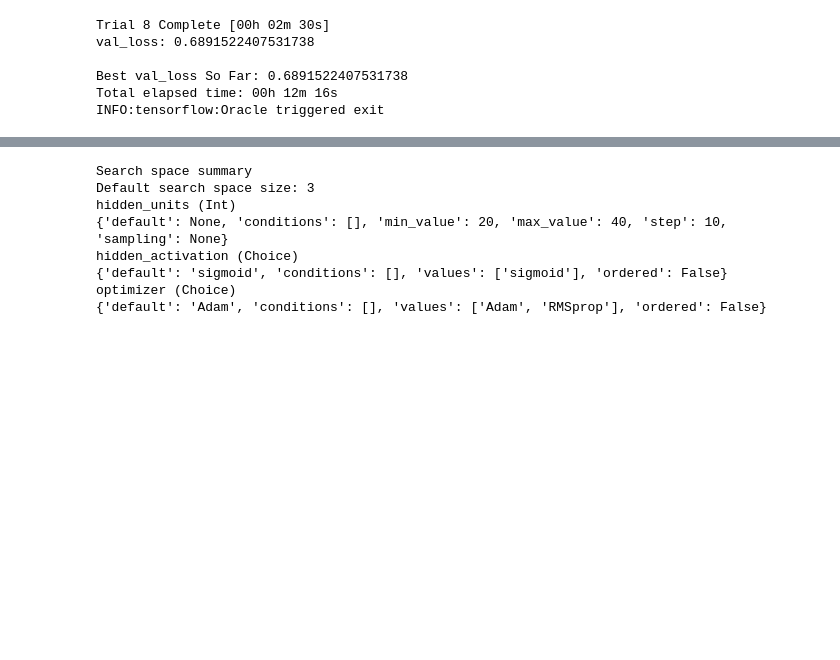
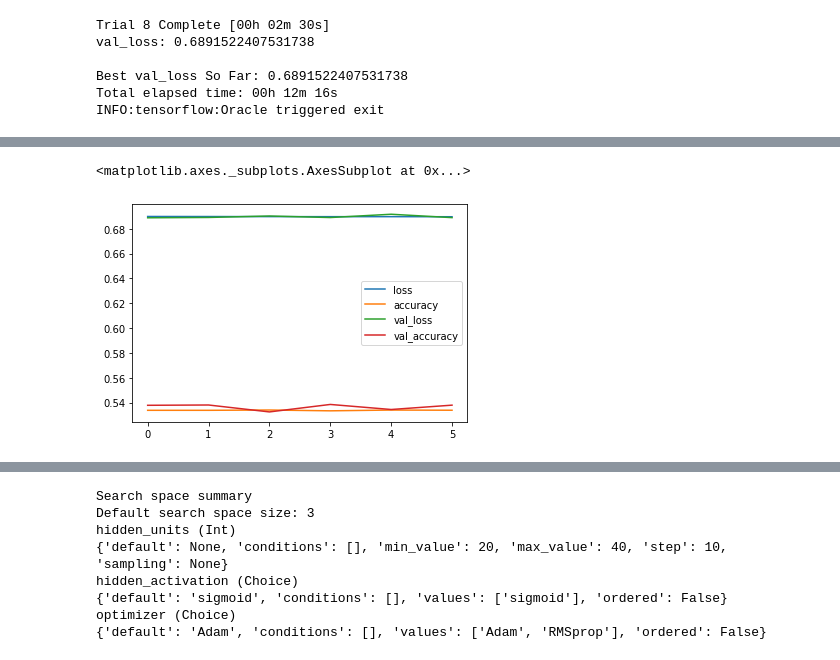
Before and after one commit to ppkgtmm/sentiment, a Jupyter notebook: MLP_3H.ipynb, the cells around one changed output, grey strips where cells are left out. Drawn from its saved outputs; the diff is of its cells as text; code cells hidden in the pictures; blank space fills up the shorter version.

```diff
--- a/MLP_3H.ipynb
+++ b/MLP_3H.ipynb
@@ -471,0 +379,10 @@ _________________________________________________________________
+# %%
+tokenizer = load('/content/drive/MyDrive/sentiment/MLP/MLP_3HOEN_B32/tokenizer.pickle')
+# %%
+seq_train = get_sequences(tokenizer,max_len,train['text'])
+seq_val = get_sequences(tokenizer,max_len,val['text'])
+# %%
+mlp_3hoen = get_model_from_config(
+    mlp_3hoen,
+    tuner2.get_best_hyperparameters()[0].get('optimizer')
+    )
@@ -471,0 +396,8 @@ _________________________________________________________________
+# %%
+history_3hoen = mlp_3hoen.fit(
+    seq_train,
+    train_target,
+    validation_data=(seq_val, val_target),
+    epochs=100,
+    callbacks=get_callbacks('mlp_3HOEN.h5')
+)
@@ -471,0 +422,6 @@ _________________________________________________________________
+# %%
+metr = ['loss', 'accuracy', 'val_loss', 'val_accuracy']
+pd.DataFrame(history_3hoen.history)[metr].plot()
+# %% [output]
+<matplotlib.axes._subplots.AxesSubplot at 0x...>
+[figure, added]
```
Also changed, not shown: parts of 25 cells of this notebook.
